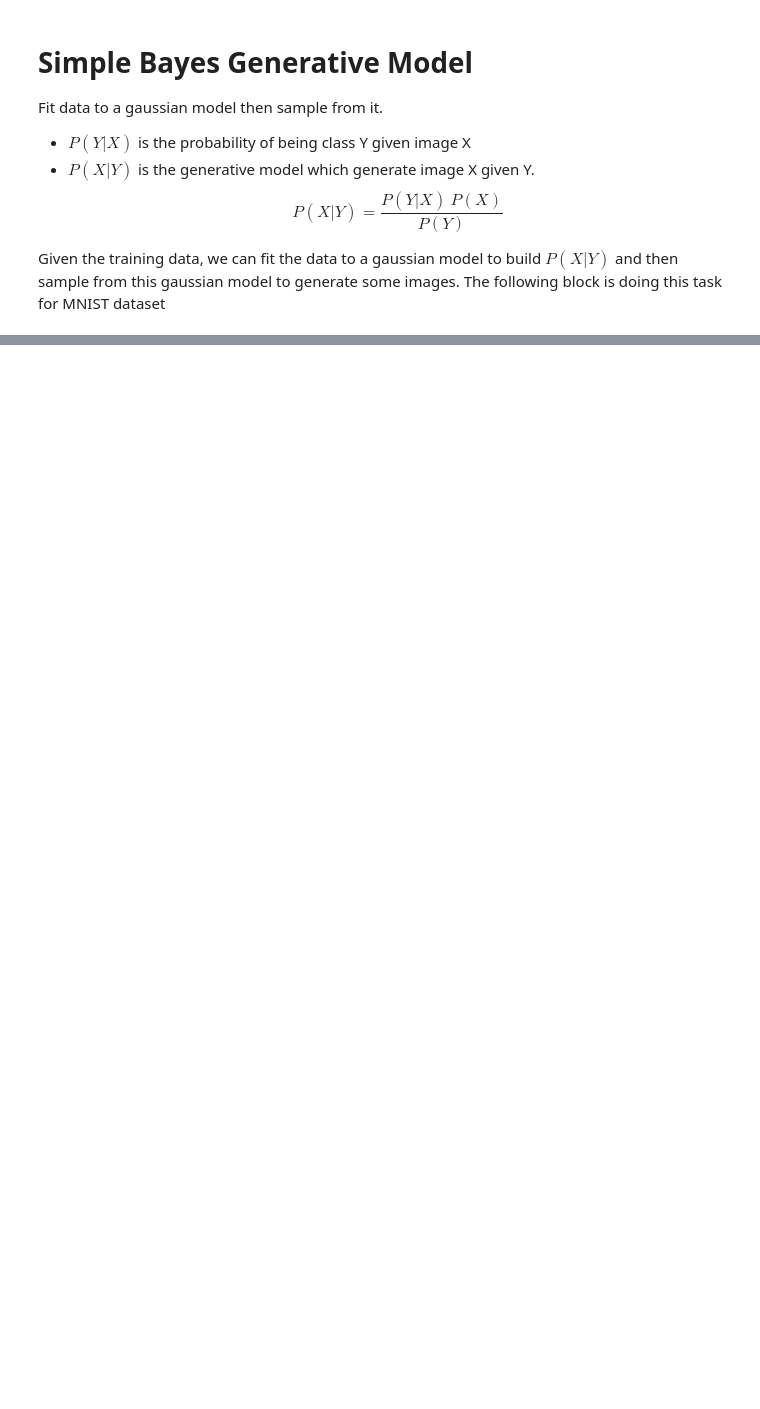
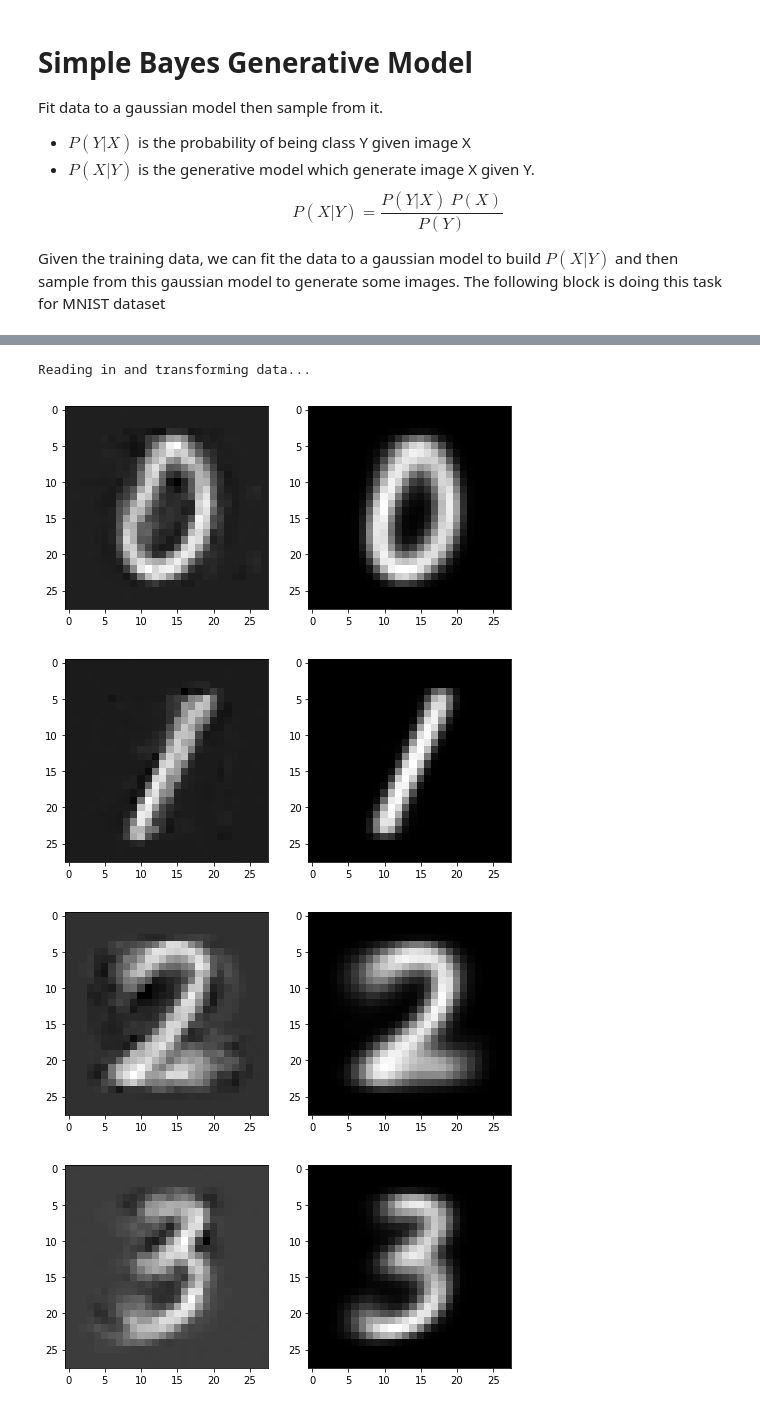
Before and after one commit to yosoufe/machine_learning_examples, a Jupyter notebook: unsupervised_class3/MyWork.ipynb, the cells around one changed output, grey strips where cells are left out. Drawn from its saved outputs; the diff is of its cells as text; code cells hidden in the pictures; blank space fills up the shorter version.

Commit message:
my work: GMM for generating image

```diff
--- a/unsupervised_class3/MyWork.ipynb
+++ b/unsupervised_class3/MyWork.ipynb
@@ -58,0 +90,43 @@ Reading in and transforming data...
+# %%
+# this block is a lot slower than the previous block.
+# but results are much better than the previous.
+from sklearn.mixture import BayesianGaussianMixture as bgm
+
+class gmm_gen:
+    def __init__(self):
+        self.distributions = []
+
+    def fit(self,x,y,num):
+        self.n_cats = len(set(y))
+        self.distributions = []
+        for cat in range(self.n_cats):
+            xK = x[y == cat]
+            gmm = bgm(num)
+            gmm.fit(xK)
+            self.distributions.append(gmm)
+
+    def sample_give_y(self,cat):
+        dist = self.distributions[cat]
+        sample, cluster = dist.sample()
+        meanOfCluster = dist.means_[cluster]
+        return sample.reshape(28,28), meanOfCluster.reshape(28,28)
+
+num_styles = 10
+X, Y = util.get_mnist()
+gen = gmm_gen()
+gen.fit(X,Y,num_styles)
+n_samples = 10
+for k in range(n_samples):
+    sample_generated, cluster_mean = gen.sample_give_y(k)
+    plt.figure(figsize=(8,16))
+    plt.subplot(121)
+    plt.imshow(sample_generated,cmap='gray')
+    plt.subplot(122)
+    plt.imshow(cluster_mean,cmap='gray')
+    plt.show()
+# %% [output]
+Reading in and transforming data...
+[figure, added]
+[figure, added]
+[figure, added]
+[figure, added]
```
Also changed, not shown: parts of 3 cells of this notebook.
